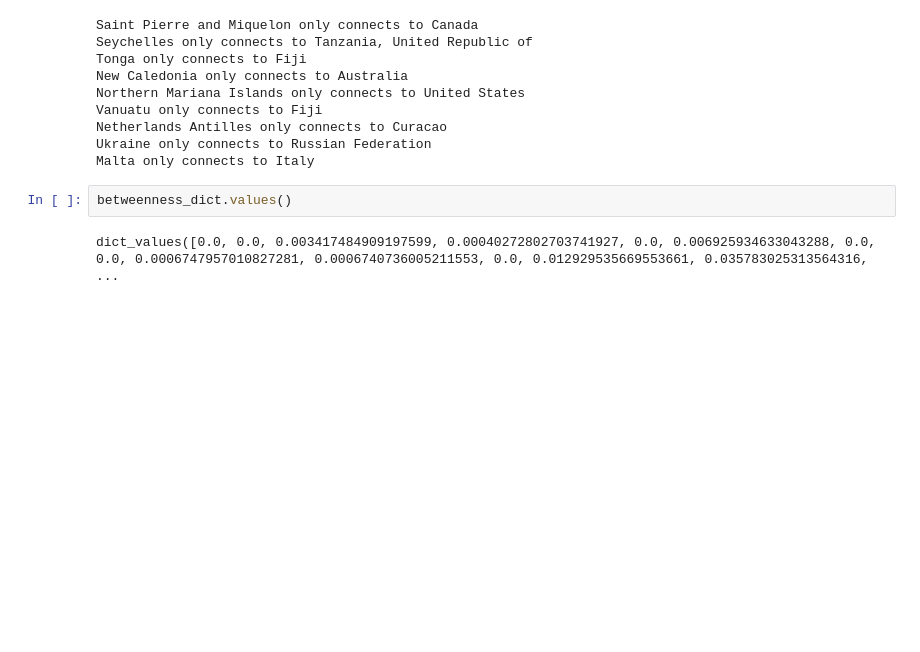
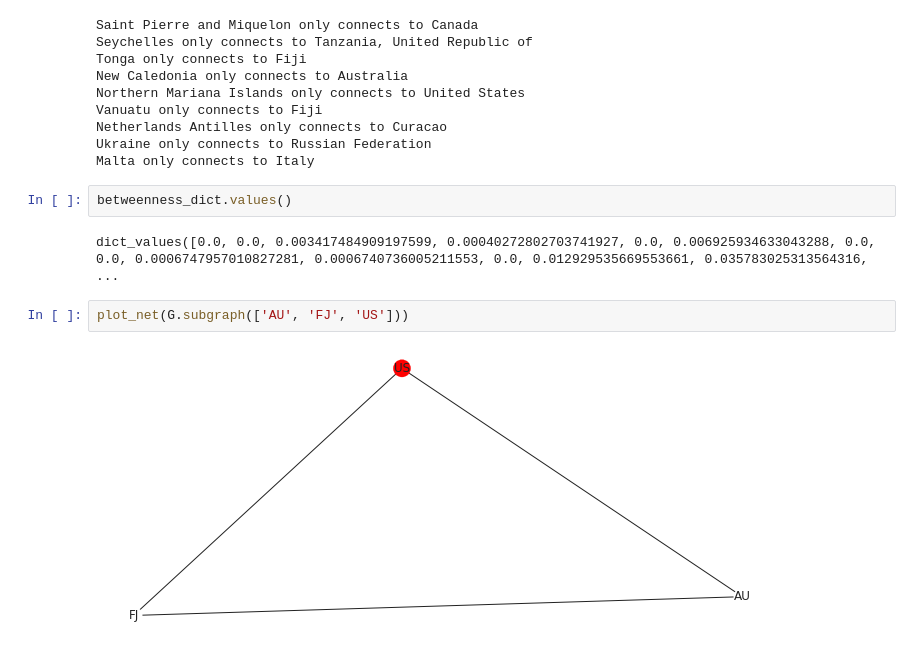
Before and after one commit to daylight-lab/undersea-cables, a Jupyter notebook: analysis.ipynb, the cells around one changed output. Cells and saved outputs as stored; diff of their text form; blank space fills up the shorter version.

```diff
--- a/analysis.ipynb
+++ b/analysis.ipynb
@@ -381,3 +396,7 @@ Malta only connects to Italy
 betweenness_dict.values()
 # %% [output]
 dict_values([0.0, 0.0, 0.003417484909197599, 0.00040272802703741927, 0.0, 0.006925934633043288, 0.0, 0.0, 0.0006747957010827281, 0.0006740736005211553, 0.0, 0.012929535669553661, 0.035783025313564316, ...
+# %%
+plot_net(G.subgraph(['AU', 'FJ', 'US']))
+# %% [output]
+[figure, added]
```
Also changed, not shown: parts of 11 cells of this notebook, 2 other files.
